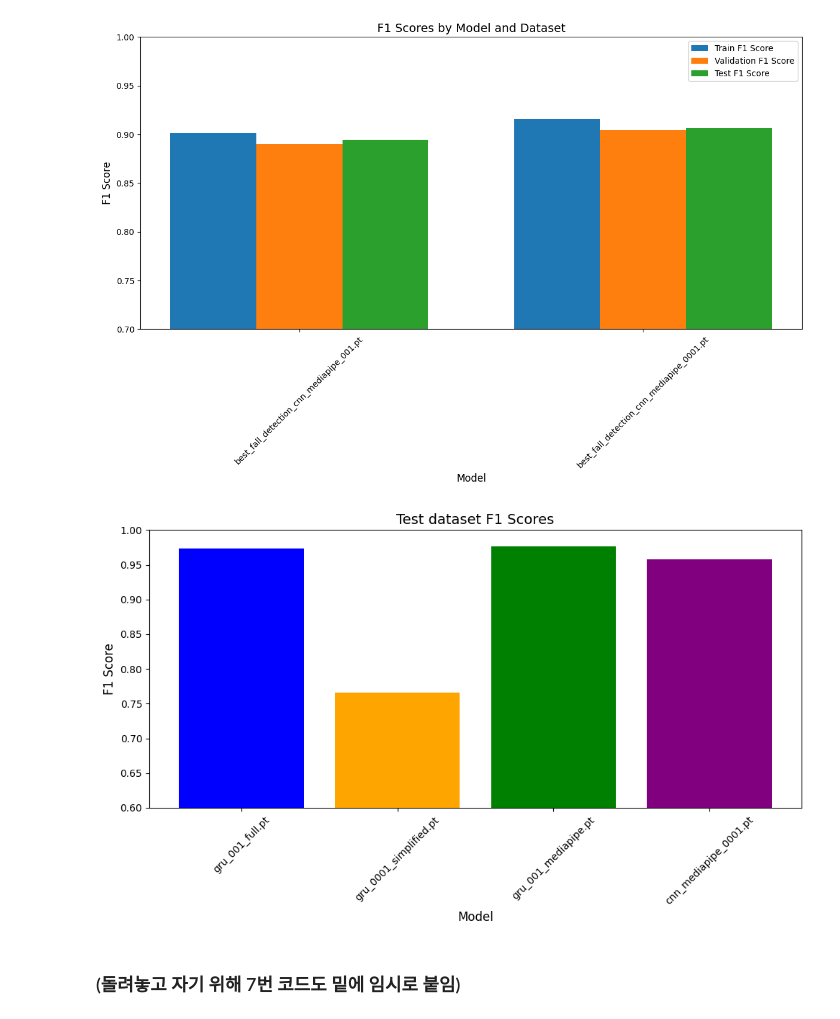
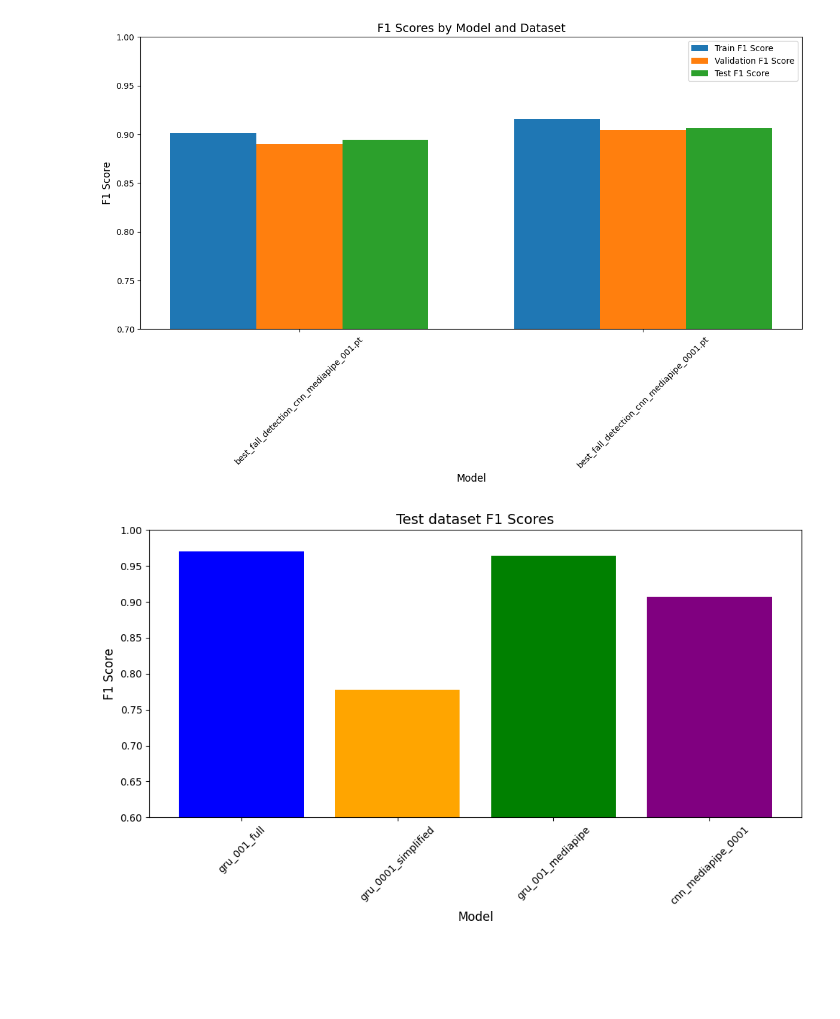
Before and after one commit to KangheeCHO-git/fall-down, a Jupyter notebook: 6.train_GRU.ipynb, the cells around one changed output. Drawn from its saved outputs; the diff is of its cells as text; code cells hidden in the pictures; blank space fills up the shorter version.

```diff
--- a/6.train_GRU.ipynb
+++ b/6.train_GRU.ipynb
@@ -234,6 +234,12 @@ for train_loader, valid_loader, model_name, dataset, lr in [
     (train_loader_mediapipe, valid_loader_mediapipe, 'best_fall_detection_gru_0001_mediapipe.pt', train_mediapipe_dataset, 0.0001),
     (train_loader_mediapipe, valid_loader_mediapipe, 'best_fall_detection_gru_001_mediapipe.pt', train_mediapipe_dataset, 0.001)
 ]:
+
+    # 모델 파일이 이미 존재하는지 확인
+    if os.path.exists(model_name):
+        print(f"모델 '{model_name}' 이미 존재합니다. 학습을 건너뜁니다.", flush=True)
+        continue  # 이미 존재하는 경우, 다음 루프 항목으로 넘어감
+
     # 모델을 새로 생성
     model = create_model_for_dataset(dataset)
     model.to(device)
@@ -348,7 +331,7 @@ def calculate_metrics(model, data_loader):
     return f1, cm
 # %%
 # 학습, 검증, 테스트 데이터셋 평가
-results = []
+gru_results = []
 for model_name, train_loader, val_loader, test_loader in [
     ('best_fall_detection_gru_001_full.pt', train_loader_full, valid_loader_full, test_loader_full),
     ('best_fall_detection_gru_0001_full.pt', train_loader_full, valid_loader_full, test_loader_full),
@@ -369,7 +352,7 @@ for model_name, train_loader, val_loader, test_loader in [
         print(f"{model_name} ({loader_name}): F1 Score: {f1:.4f}")
         print(f"Confusion Matrix ({loader_name}):\n{cm}")
         scores[loader_name] = f1
-    results.append(scores)
+    gru_results.append(scores)
 # %% [output]
 best_fall_detection_gru_001_full.pt (Train): F1 Score: 0.9847
 Confusion Matrix (Train):
@@ -465,6 +448,12 @@ patience = 20
 # %%
 # 두 가지 학습률로 CNN 학습 진행
 for cnn_model_name, learning_rate in cnn_model_configs:
+
+    # 모델 파일이 이미 존재하는지 확인
+    if os.path.exists(cnn_model_name):
+        print(f"모델 '{cnn_model_name}' 이미 존재합니다. 학습을 건너뜁니다.", flush=True)
+        continue  # 이미 존재하는 경우, 다음 루프 항목으로 넘어감
+
     # 모델 생성
     model = create_cnn_model_for_dataset(train_mediapipe_dataset)
     model.to(device)
@@ -552,6 +519,6 @@ Epoch [11/500], Valid Loss (lr=0.001): 0.4808
 # %%
 # 학습, 검증, 테스트 데이터셋 평가
-results = []
+cnn_results = []
 for cnn_model_name, _ in cnn_model_configs:
     # 모델 생성 (각 모델의 input에 맞게 dataset 전달)
     model = create_cnn_model_for_dataset(train_mediapipe_dataset)
@@ -565,7 +532,7 @@ for cnn_model_name, _ in cnn_model_configs:
         print(f"{cnn_model_name} ({loader_name}): F1 Score: {f1:.4f}")
         print(f"Confusion Matrix ({loader_name}):\n{cm}")
         scores[loader_name] = f1
-    results.append(scores)
+    cnn_results.append(scores)
 # %% [output]
 best_fall_detection_cnn_mediapipe_001.pt (Train): F1 Score: 0.9010
 Confusion Matrix (Train):
@@ -615,34 +582,46 @@ plt.show()
 # %% [output]
 [figure]
 # %%
-model_f1_scores = [
-    ('best_fall_detection_gru_001_full.pt', 0.9729),
-    ('best_fall_detection_gru_0001_simplified.pt', 0.7662),
-    ('best_fall_detection_gru_001_mediapipe.pt', 0.9761),
-    ('best_fall_detection_cnn_mediapipe_0001.pt', 0.9576)
+# 선택된 모델들에 대해서만 Test F1 Score 추출
+selected_model_names = [
+    'best_fall_detection_gru_001_full.pt',
+    'best_fall_detection_gru_0001_simplified.pt',
+    'best_fall_detection_gru_001_mediapipe.pt',
+    'best_fall_detection_cnn_mediapipe_0001.pt'
 ]
 
-# 모델명과 Test F1 Scores를 분리하여 리스트로 저장
-model_names = [name.split('best_fall_detection_')[1] for name, _ in model_f1_scores]
-train_f1_scores = [x[1] for x in model_f1_scores]
+# model_f1_scores 리스트 작성
+model_f1_scores = []
+for model_name in selected_model_names:
+    # gru_results와 cnn_results에서 모델을 찾기
+    test_f1_score = None
+    for result in gru_results + cnn_results:
+        if result['Model'] == model_name:
+            test_f1_score = result['Test']
+            break
+
+    if test_f1_score is not None:
+        model_f1_scores.append((model_name, test_f1_score))
+
+# 그래프용 데이터 변환
+model_names = [name.split('best_fall_detection_')[1].replace('.pt', '') for name, _ in model_f1_scores]
+test_f1_scores = [score for _, score in model_f1_scores]
 
 # 그래프 생성
 plt.figure(figsize=(10, 6))
-plt.bar(model_names, train_f1_scores, color=['blue', 'orange', 'green', 'purple'])
+plt.bar(model_names, test_f1_scores, color=['blue', 'orange', 'green', 'purple'])
 
 # 그래프 꾸미기
 plt.xlabel("Model", fontsize=12)
 plt.ylabel("F1 Score", fontsize=12)
 plt.title("Test dataset F1 Scores", fontsize=14)
 plt.ylim(0.6, 1.0)
 
 # x축 라벨의 가독성을 위해 회전 추가
 plt.xticks(rotation=45, fontsize=10)
 
 # 그래프 출력
 plt.tight_layout()
 plt.show()
 # %% [output]
-[figure, old version]
+[figure, new version]
-# %% [markdown]
-### (돌려놓고 자기 위해 7번 코드도 밑에 임시로 붙임)
```
Also changed, not shown: parts of 5 cells of this notebook, 2 other files.
